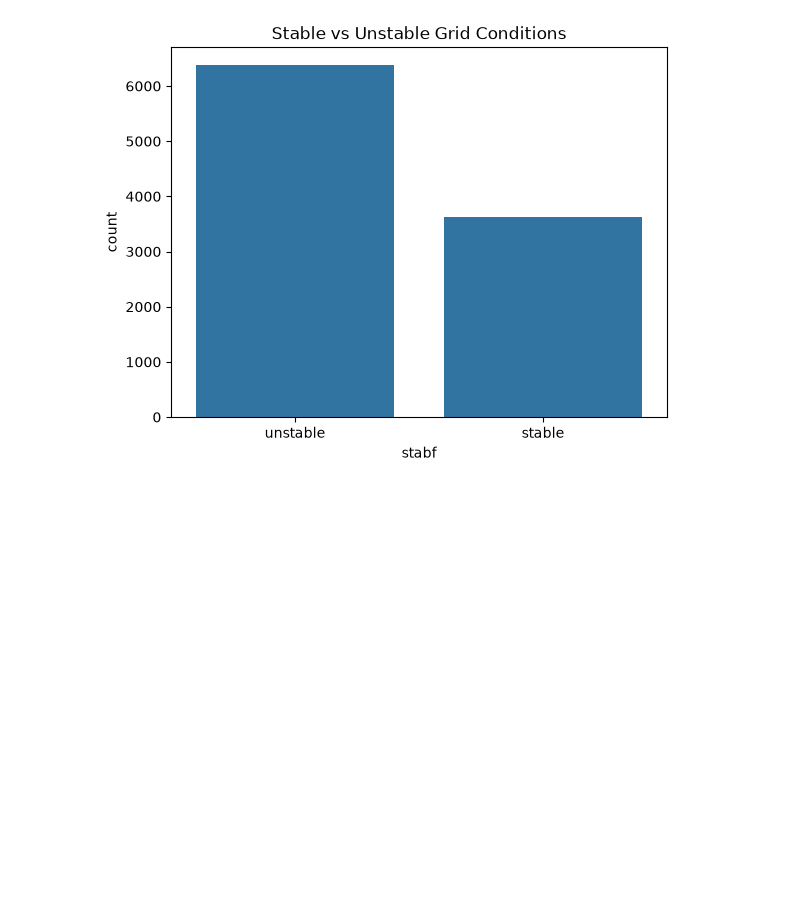
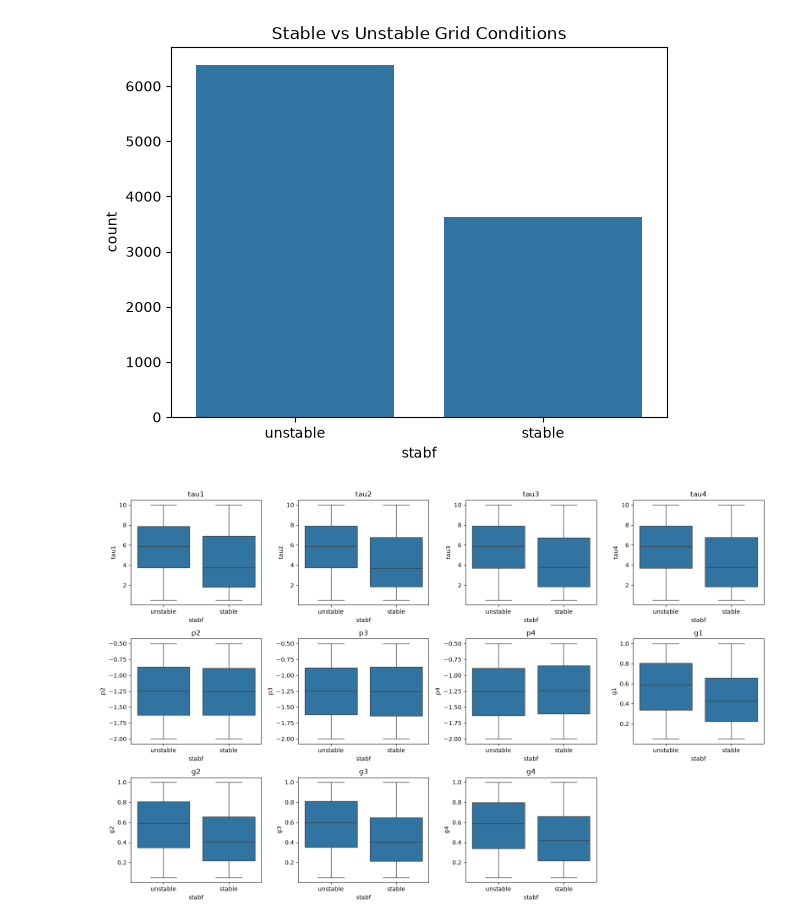
Before and after one commit to sadidarham/GridGuard, a Jupyter notebook: notebooks/01_data_exploration.ipynb, the cells around one changed output. Drawn from its saved outputs; the diff is of its cells as text; code cells hidden in the pictures; blank space fills up the shorter version.

Commit message:
Add box plots and group means by stability

```diff
--- a/notebooks/01_data_exploration.ipynb
+++ b/notebooks/01_data_exploration.ipynb
@@ -109,3 +109,16 @@ plt.savefig("../reports/figures/class_counts.png", dpi=150, bbox_inches="tight")
 plt.show()
 # %% [output]
 [figure]
+# %%
+features = ["tau1", "tau2", "tau3", "tau4", "p2", "p3", "p4", "g1", "g2", "g3", "g4"]
+
+fig, axes = plt.subplots(3, 4, figsize=(16, 10))
+for ax, col in zip(axes.flat, features):
+    sns.boxplot(data=df, x="stabf", y=col, ax=ax)
+    ax.set_title(col)
+axes.flat[-1].axis("off")
+plt.tight_layout()
+plt.savefig("../reports/figures/boxplots_by_stability.png", dpi=150, bbox_inches="tight")
+plt.show()
+# %% [output]
+[figure, added]
```
Also changed, not shown: parts of 1 cell of this notebook, 1 other file.
